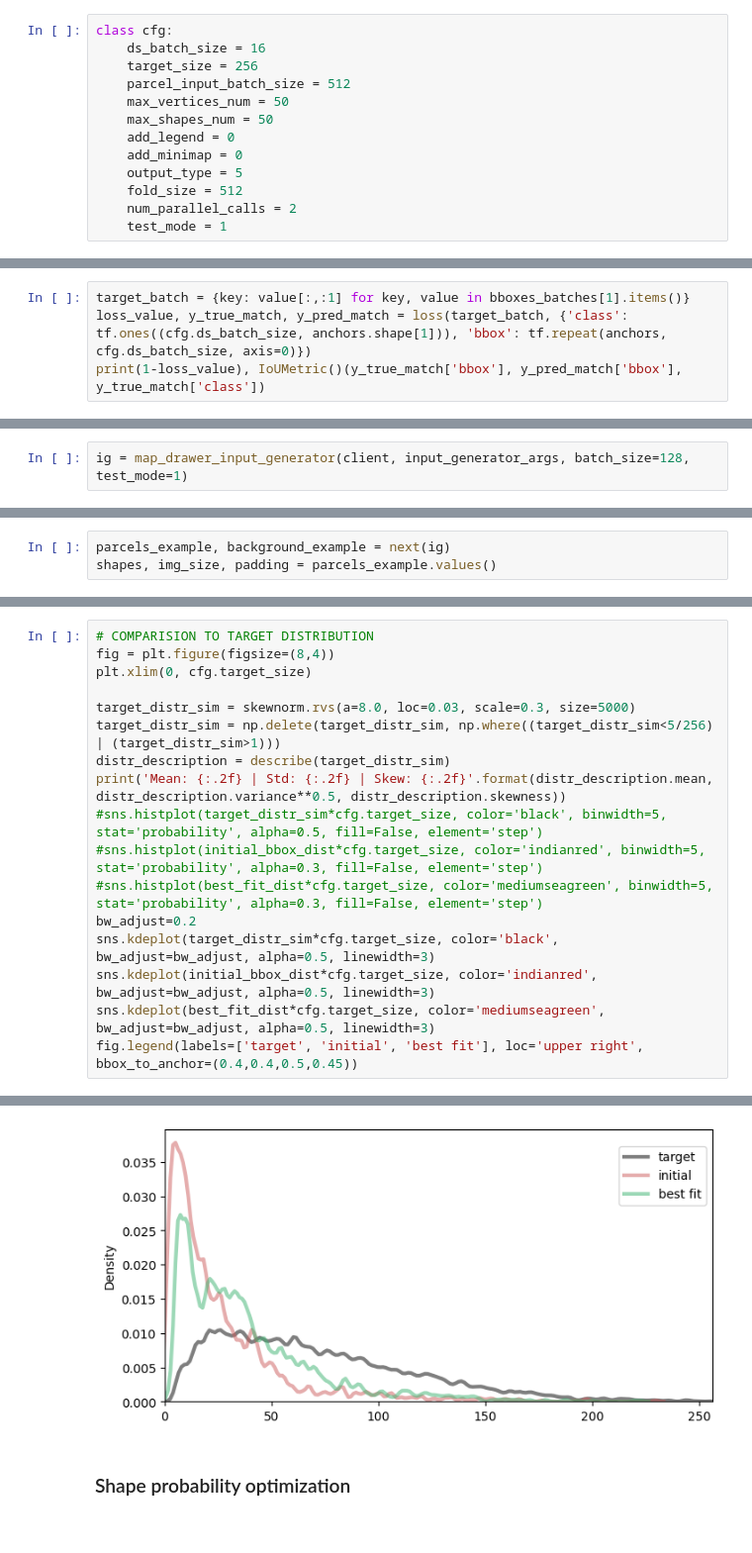
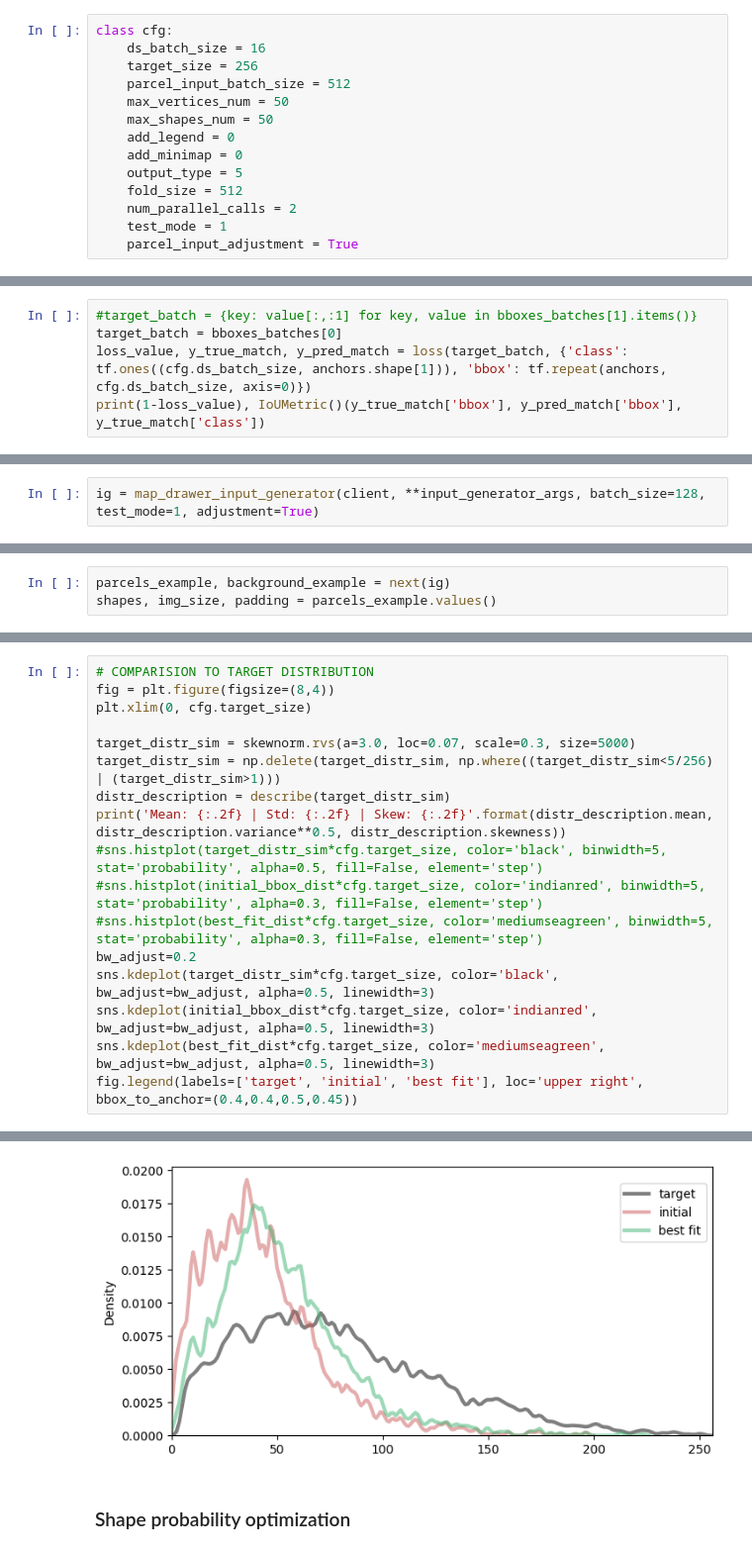
Before and after one commit to fzzyfoxx/resume, a Jupyter notebook: maps_vectorization/RPN_optimization.ipynb, the cells around one changed output, grey strips where cells are left out. Shown at 99% size. Cells and saved outputs as stored; diff of their text form.

```diff
--- a/maps_vectorization/RPN_optimization.ipynb
+++ b/maps_vectorization/RPN_optimization.ipynb
@@ -59,6 +59,7 @@ class cfg:
     fold_size = 512
     num_parallel_calls = 2
     test_mode = 1
+    parcel_input_adjustment = True
 # %%
 fmg = mg.full_map_generator(cfg, vocab, **full_map_gen_args)
 # %% [output]
@@ -222,7 +223,8 @@ for i in ax[1].containers:
 32/32 [==============================] - 2s 64ms/step - score: 0.4621
 [figure]
 # %%
-target_batch = {key: value[:,:1] for key, value in bboxes_batches[1].items()}
+#target_batch = {key: value[:,:1] for key, value in bboxes_batches[1].items()}
+target_batch = bboxes_batches[0]
 loss_value, y_true_match, y_pred_match = loss(target_batch, {'class': tf.ones((cfg.ds_batch_size, anchors.shape[1])), 'bbox': tf.repeat(anchors, cfg.ds_batch_size, axis=0)})
 print(1-loss_value), IoUMetric()(y_true_match['bbox'], y_pred_match['bbox'], y_true_match['class'])
 # %% [output]
@@ -482,4 +541,4 @@ def input_distribution_simulation(shapes, img_size, distr_func, distr_args, patt
 # %% [markdown]
 ### target BBox size distribution
 # %%
-ig = map_drawer_input_generator(client, input_generator_args, batch_size=128, test_mode=1)
+ig = map_drawer_input_generator(client, **input_generator_args, batch_size=128, test_mode=1, adjustment=True)
@@ -507,7 +568,7 @@ Mean: 0.15 | Std: 0.12 | Skew: 1.72
 fig = plt.figure(figsize=(8,4))
 plt.xlim(0, cfg.target_size)
 
-target_distr_sim = skewnorm.rvs(a=8.0, loc=0.03, scale=0.3, size=5000)
+target_distr_sim = skewnorm.rvs(a=3.0, loc=0.07, scale=0.3, size=5000)
 target_distr_sim = np.delete(target_distr_sim, np.where((target_distr_sim<5/256) | (target_distr_sim>1)))
 distr_description = describe(target_distr_sim)
 print('Mean: {:.2f} | Std: {:.2f} | Skew: {:.2f}'.format(distr_description.mean, distr_description.variance**0.5, distr_description.skewness))
@@ -524,5 +585,5 @@ Mean: 0.28 | Std: 0.18 | Skew: 0.88
 <matplotlib.legend.Legend at 0x...>
-[figure, old version]
+[figure, new version]
 # %% [markdown]
 ### Shape probability optimization
 # %%
```
Also changed, not shown: parts of 24 cells of this notebook, 4 other files.
